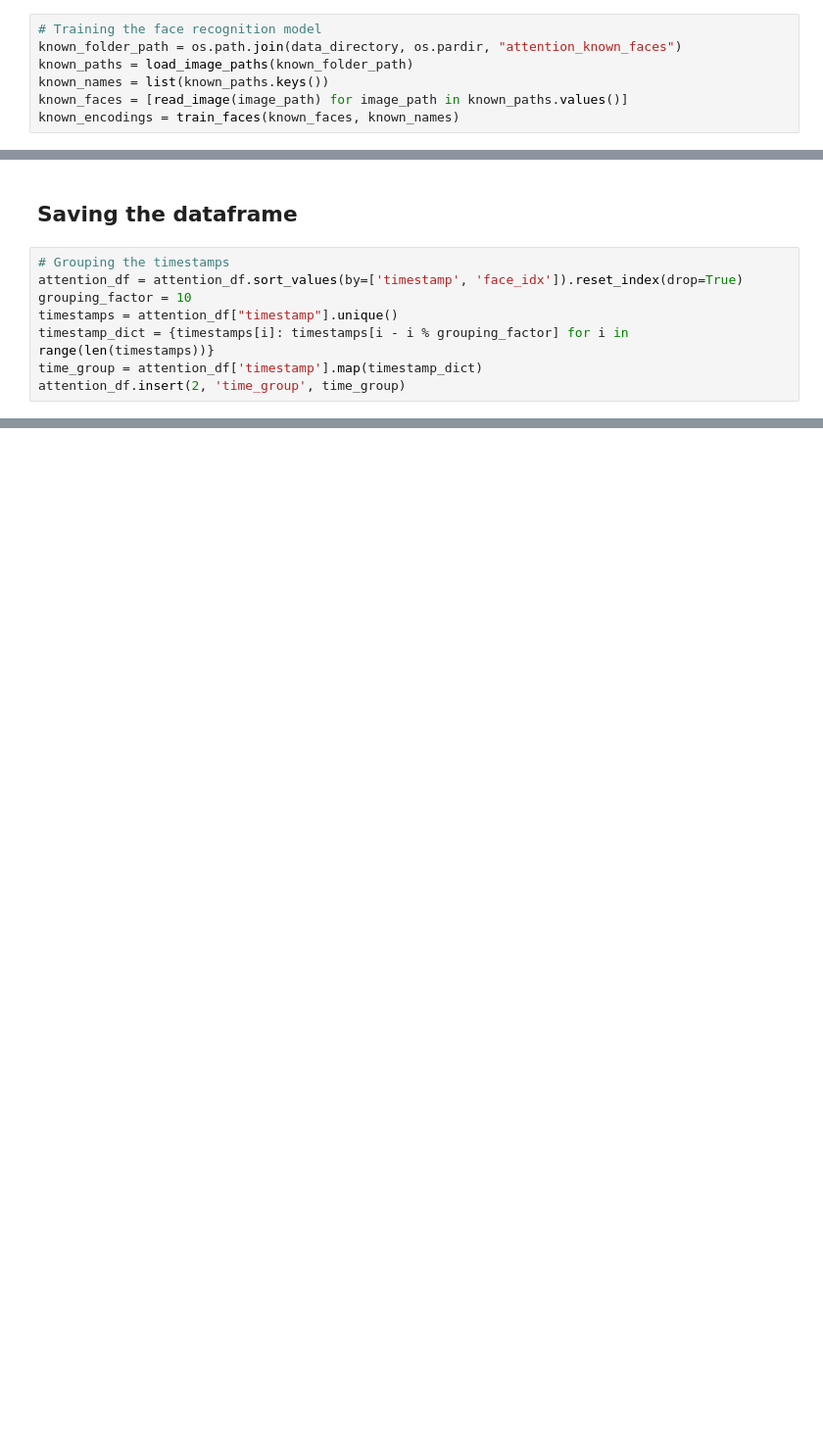
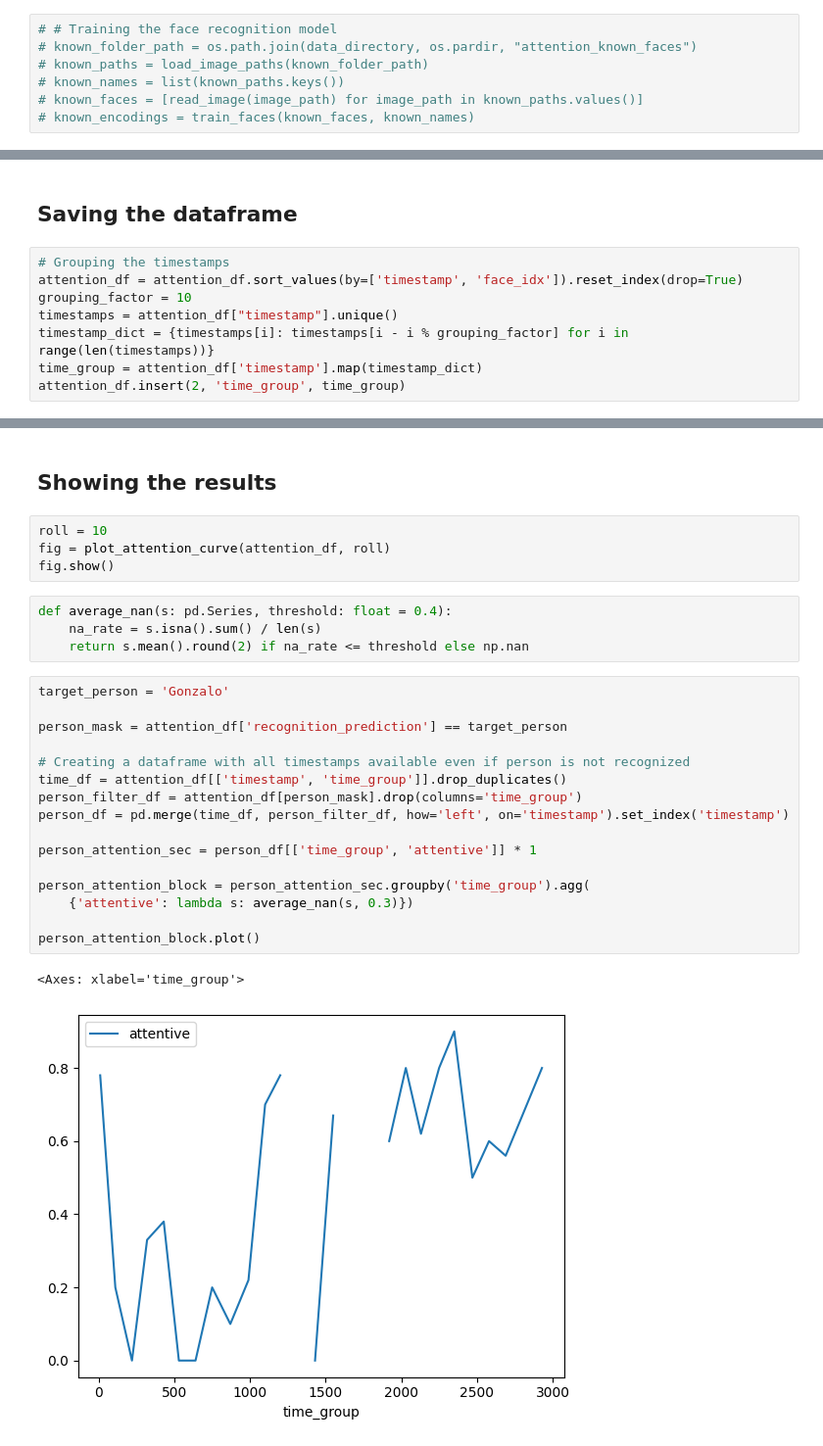
Before and after one commit to aminelah0/attention-meter, a Jupyter notebook: notebooks/worklow_az.ipynb, the cells around one changed output, grey strips where cells are left out. Shown: that part at 98% size. Saved outputs shown, nothing was run; the diff lists cells and outputs as text; blank space fills up the shorter version.

```diff
--- a/notebooks/worklow_az.ipynb
+++ b/notebooks/worklow_az.ipynb
@@ -47,12 +48,12 @@ for idx, filename in enumerate(sorted(os.listdir(image_folder_path))):
 # %% [markdown]
 ## Training the face recognition model
 # %%
-# Training the face recognition model
-known_folder_path = os.path.join(data_directory, os.pardir, "attention_known_faces")
-known_paths = load_image_paths(known_folder_path)
-known_names = list(known_paths.keys())
-known_faces = [read_image(image_path) for image_path in known_paths.values()]
-known_encodings = train_faces(known_faces, known_names)
+# # Training the face recognition model
+# known_folder_path = os.path.join(data_directory, os.pardir, "attention_known_faces")
+# known_paths = load_image_paths(known_folder_path)
+# known_names = list(known_paths.keys())
+# known_faces = [read_image(image_path) for image_path in known_paths.values()]
+# known_encodings = train_faces(known_faces, known_names)
 # %% [markdown]
 ## Running the program
 # %%
@@ -207,0 +212,29 @@ attention_df.to_csv(os.path.join(data_directory,'attention_output.csv'), index=F
+# %% [markdown]
+## Showing the results
+# %%
+roll = 10
+fig = plot_attention_curve(attention_df, roll)
+fig.show()
+# %%
+def average_nan(s: pd.Series, threshold: float = 0.4):
+    na_rate = s.isna().sum() / len(s)
+    return s.mean().round(2) if na_rate <= threshold else np.nan
+# %%
+target_person = 'Gonzalo'
+
+person_mask = attention_df['recognition_prediction'] == target_person
+
+# Creating a dataframe with all timestamps available even if person is not recognized
+time_df = attention_df[['timestamp', 'time_group']].drop_duplicates()
+person_filter_df = attention_df[person_mask].drop(columns='time_group')
+person_df = pd.merge(time_df, person_filter_df, how='left', on='timestamp').set_index('timestamp')
+
+person_attention_sec = person_df[['time_group', 'attentive']] * 1
+
+person_attention_block = person_attention_sec.groupby('time_group').agg(
+    {'attentive': lambda s: average_nan(s, 0.3)})
+
+person_attention_block.plot()
+# %% [output]
+<Axes: xlabel='time_group'>
+[figure, added]
```
Also changed, not shown: parts of 3 cells of this notebook, 6 other files.
